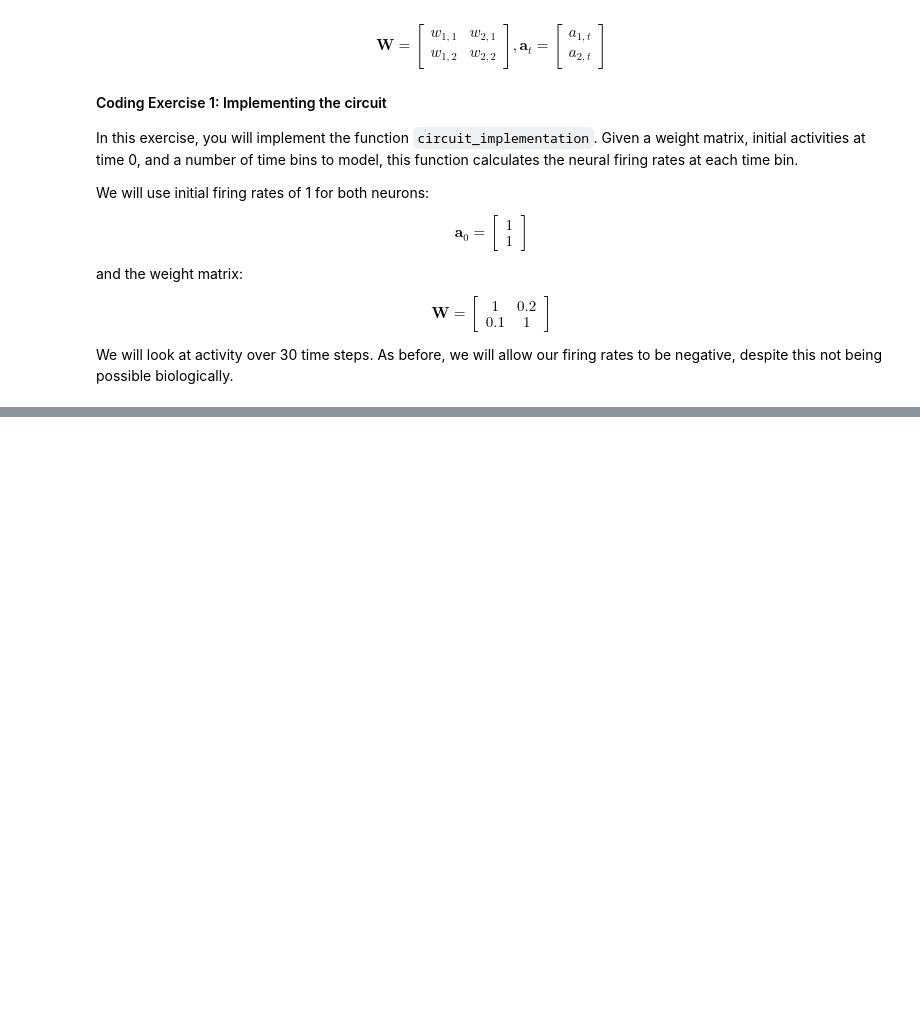
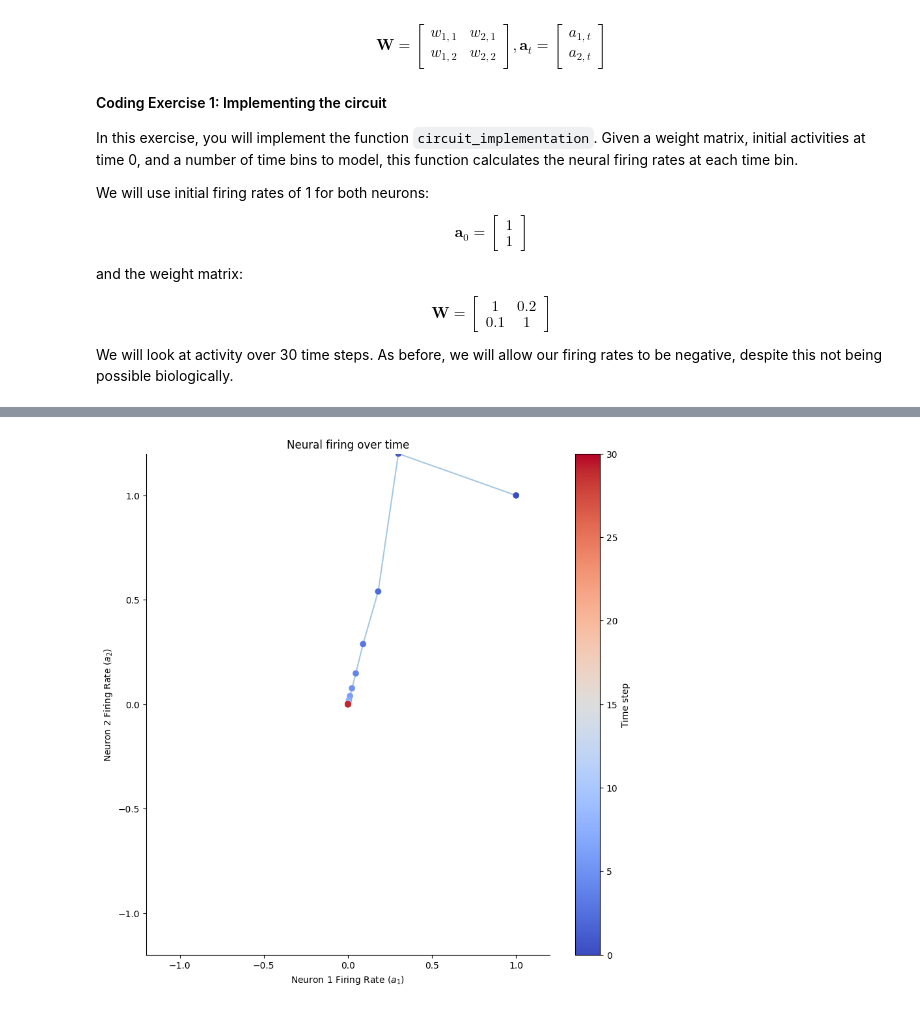
Before and after one commit to ivonnerubio/Neuromatch-Academy-Computational-Neuroscience, a Jupyter notebook: Linear Algebra/Discrete Dynamical Systems.ipynb, the cells around one changed output, grey strips where cells are left out. Cells and saved outputs as stored; diff of their text form; code cells hidden in the pictures; blank space fills up the shorter version.

```diff
--- a/Linear Algebra/Discrete Dynamical Systems.ipynb
+++ b/Linear Algebra/Discrete Dynamical Systems.ipynb
@@ -77,0 +152,13 @@ T = 30
+# %%
+# Define W, a0, T
+W = np.array([[.2, .1], [1, .2]])
+a0 = np.array([1, 1])
+T = 30
+
+# Get neural activities
+a = circuit_implementation(W, a0, T)
+
+# Visualize neural activities
+plot_circuit_responses(a, W)
+# %% [output]
+[figure, added]
```
Also changed, not shown: parts of 4 cells of this notebook.
